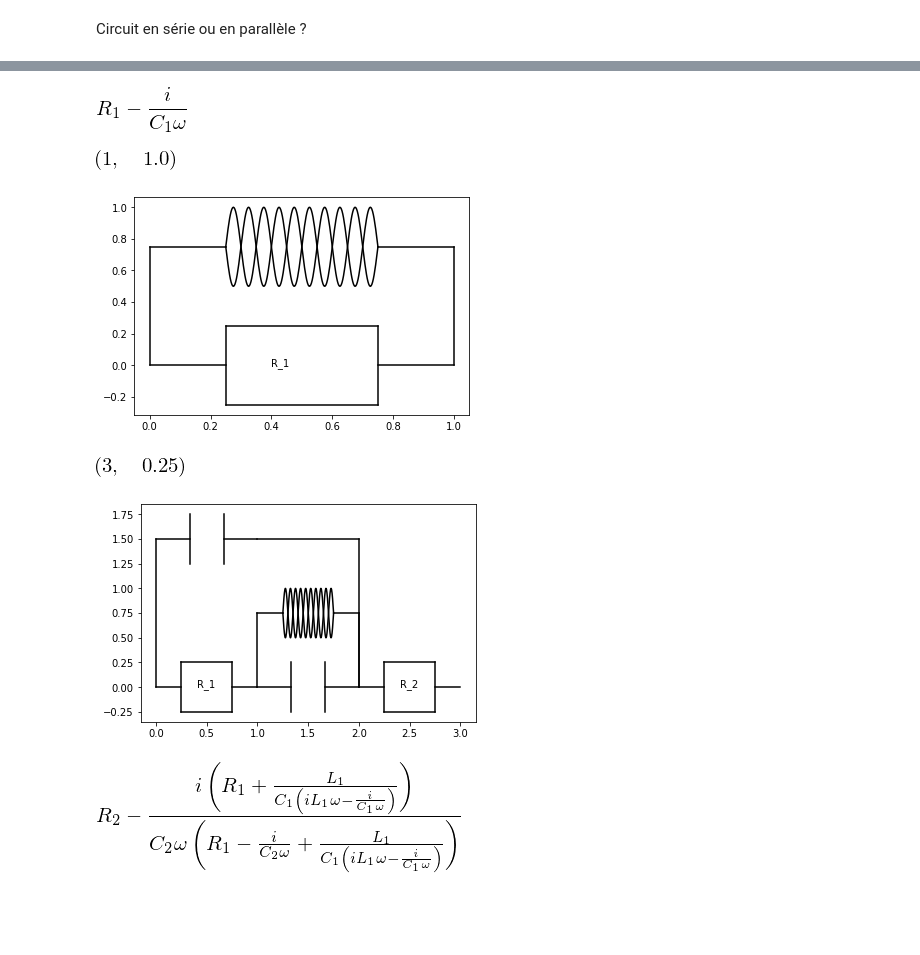
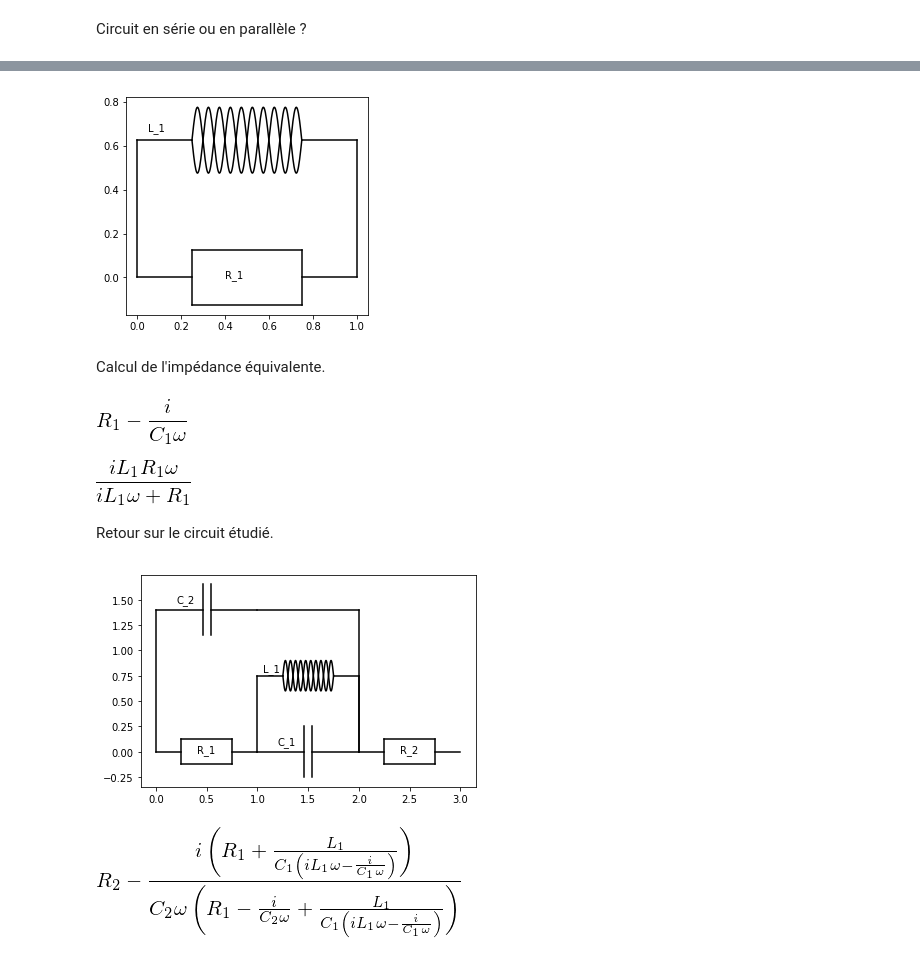
Before and after one commit to unjr/circuits, a Jupyter notebook: presentation_circuits.ipynb, the cells around one changed output, grey strips where cells are left out. Drawn from its saved outputs; the diff is of its cells as text; code cells hidden in the pictures; blank space fills up the shorter version.

```diff
--- a/presentation_circuits.ipynb
+++ b/presentation_circuits.ipynb
@@ -39,19 +43,20 @@ circuit1.trace(0,0)
+# %%
+circuit2 = R1 | L1
+circuit2.trace()
+# %% [output]
+[figure, added]
+# %% [markdown]
+Calcul de l'impédance équivalente.
 # %%
 omega = sp.Symbol('omega')
 circuit1.get_impedance(omega)
 # %% [output]
 [figure]
-# %%
-circuit2 = R1 | L1
-circuit2.trace(0,0)
-# %% [output]
-[figure, removed]
-[figure, removed]
+# %%
+circuit2.get_impedance(omega)
+# %% [output]
+[figure, added]
+# %% [markdown]
+Retour sur le circuit étudié.
 # %%
 C2 = Capacite(sp.Symbol('C_2')); R2 = Resistance(sp.Symbol('R_2'));
-circuit3 = ((R1+(C1|L1))|C2) + R2
-
-circuit3.trace(0,0)
-# %% [output]
-[figure, removed]
-[figure, removed]
@@ -58 +65,5 @@ circuit3.trace(0,0)
+# %%
+circuit3.trace()
+# %% [output]
+[figure, added]
 # %%
```
Also changed, not shown: parts of 24 cells of this notebook, 3 other files.
